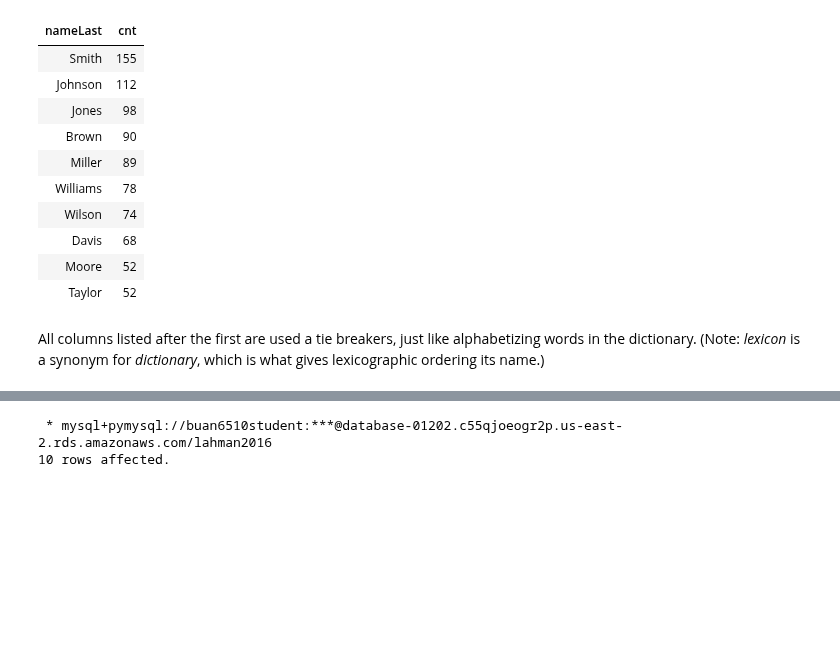
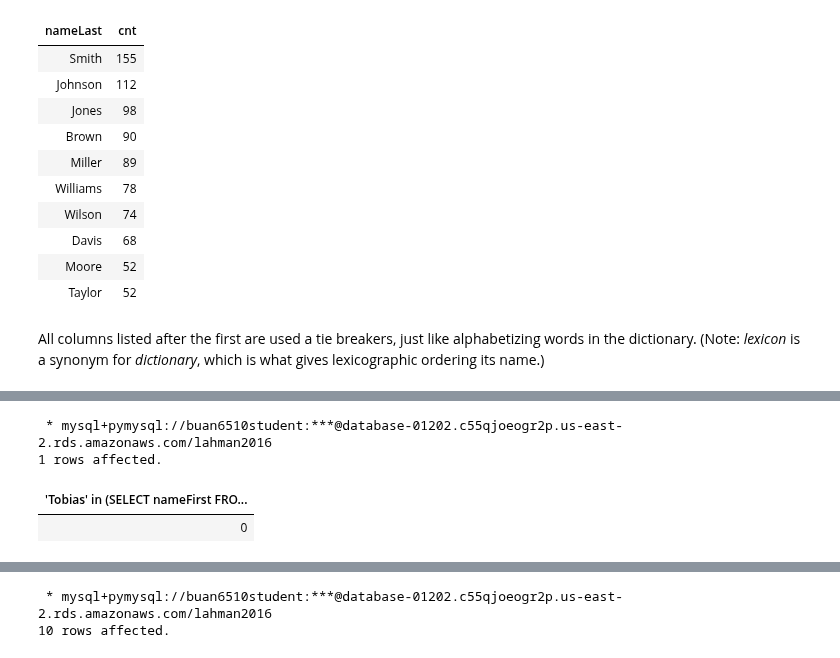
Before and after one commit to kangpyolee/DATA6510, a Jupyter notebook: L2_SELECT_basics.ipynb, the cells around one changed output, grey strips where cells are left out. Cells and saved outputs as stored; diff of their text form; code cells hidden in the pictures; blank space fills up the shorter version.

```diff
--- a/L2_SELECT_basics.ipynb
+++ b/L2_SELECT_basics.ipynb
@@ -532,0 +740,9 @@ All columns listed after the first are used a tie breakers, just like alphabetiz
+# %%
+%%sql
+-- Returns 0 (False); the code in parentheses is a subquery
+SELECT 'Tobias' in (SELECT nameFirst FROM Master);
+# %% [output]
+ * mysql+pymysql://buan6510student:***@database-01202.c55qjoeogr2p.us-east-2.rds.amazonaws.com/lahman2016
+1 rows affected.
+| 'Tobias' in (SELECT nameFirst FRO... |
+| 0 |
```
Also changed, not shown: parts of 48 cells of this notebook.
